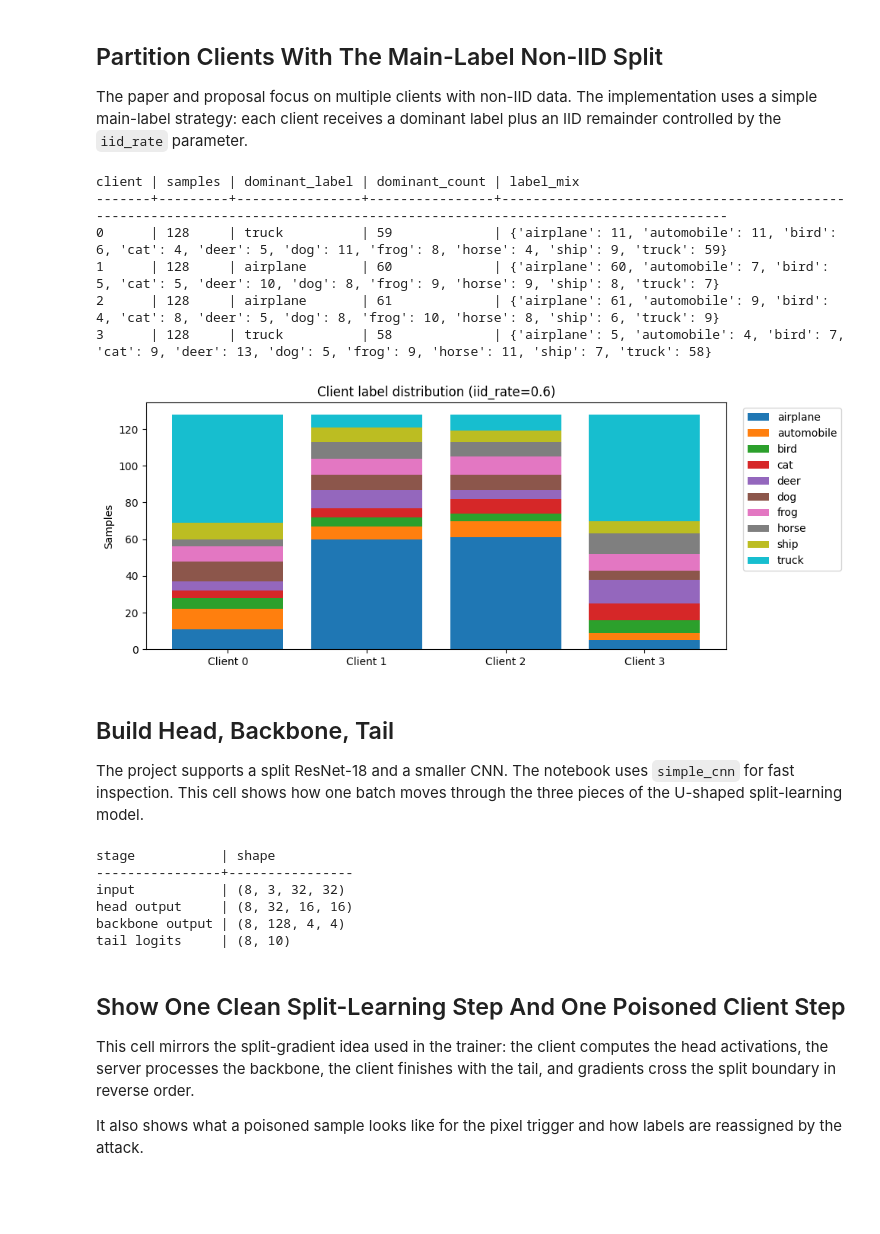
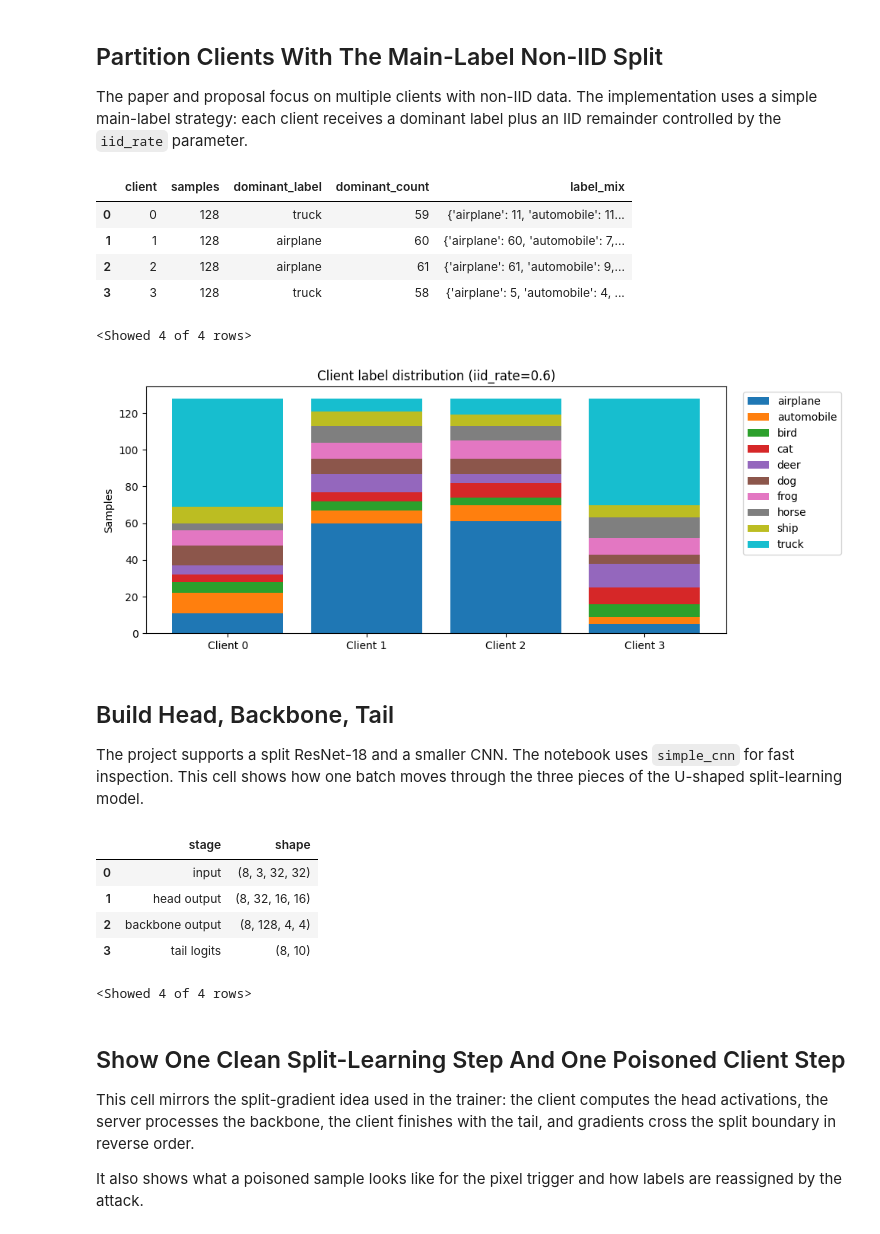
Before and after one commit to MateoLopez00/SafeSplit_Distributed_DL, a Jupyter notebook: SafeSplit_walkthrough.ipynb, the cells around one changed output. Drawn from its saved outputs; the diff is of its cells as text; code cells hidden in the pictures; blank space fills up the shorter version.

```diff
--- a/SafeSplit_walkthrough.ipynb
+++ b/SafeSplit_walkthrough.ipynb
@@ -156,59 +95,53 @@ Classes: ['airplane', 'automobile', 'bird', 'cat', 'deer', 'dog', 'frog', 'horse
 
 The paper and proposal focus on multiple clients with non-IID data. The implementation uses a simple main-label strategy: each client receives a dominant label plus an IID remainder controlled by the `iid_rate` parameter.
 # %%
-note_num_clients = 4
-note_iid_rate = 0.6
-note_max_samples = 128
+from utils.plot import plot_client_label_distribution
+
+DEMO_NUM_CLIENTS = 4
+DEMO_IID_RATE = 0.6
+DEMO_MAX_SAMPLES_PER_CLIENT = 128
 
 partitions = partition_data(
     train_dataset,
-    num_clients=note_num_clients,
-    iid_rate=note_iid_rate,
+    num_clients=DEMO_NUM_CLIENTS,
+    iid_rate=DEMO_IID_RATE,
     num_classes=cfg.NUM_CLASSES,
     seed=NOTEBOOK_SEED,
-    max_samples_per_client=note_max_samples,
+    max_samples_per_client=DEMO_MAX_SAMPLES_PER_CLIENT,
 )
-client_subsets = build_client_subsets(train_dataset, partitions)
+demo_client_subsets = build_client_subsets(train_dataset, partitions)
 
 distribution_rows = []
 distribution_matrix = []
-for client_id, subset in enumerate(client_subsets):
-    labels = [int(train_dataset.targets[idx]) for idx in subset.indices]
+for client_id, client_subset in enumerate(demo_client_subsets):
+    labels = [int(train_dataset.targets[idx]) for idx in client_subset.indices]
     counts = Counter(labels)
     top_label, top_count = counts.most_common(1)[0]
     distribution_rows.append(
         {
             "client": client_id,
-            "samples": len(subset),
+            "samples": len(client_subset),
             "dominant_label": class_names[top_label],
             "dominant_count": top_count,
             "label_mix": summarize_counter(counts, class_names),
         }
     )
     distribution_matrix.append([counts.get(label_idx, 0) for label_idx in range(cfg.NUM_CLASSES)])
 
-show_rows(distribution_rows, max_rows=note_num_clients)
+show_rows(distribution_rows, max_rows=DEMO_NUM_CLIENTS)
 
-if HAS_MPL:
-    matrix = np.asarray(distribution_matrix)
-    plt.figure(figsize=(10, 4))
-    bottom = np.zeros(note_num_clients)
-    for class_idx, class_name in enumerate(class_names):
-        plt.bar(np.arange(note_num_clients), matrix[:, class_idx], bottom=bottom, label=class_name)
-        bottom += matrix[:, class_idx]
-    plt.xticks(np.arange(note_num_clients), [f"Client {idx}" for idx in range(note_num_clients)])
-    plt.ylabel("Samples")
-    plt.title(f"Client label distribution (iid_rate={note_iid_rate})")
-    plt.legend(loc="upper left", bbox_to_anchor=(1.02, 1.0))
-    plt.tight_layout()
-    plt.show()
+plot_client_label_distribution(
+    distribution_matrix,
+    class_names,
+    iid_rate=DEMO_IID_RATE,
+)
 # %% [output]
+|  | client | samples | dominant_label | dominant_count | label_mix |
+| 0 | 0 | 128 | truck | 59 | {'airplane': 11, 'automobile': 11... |
+| 1 | 1 | 128 | airplane | 60 | {'airplane': 60, 'automobile': 7,... |
+| 2 | 2 | 128 | airplane | 61 | {'airplane': 61, 'automobile': 9,... |
+| 3 | 3 | 128 | truck | 58 | {'airplane': 5, 'automobile': 4, ... |
-client | samples | dominant_label | dominant_count | label_mix
--------+---------+----------------+----------------+-----------------------------------------------------------------------------------------------------------------------------
-0      | 128     | truck          | 59             | {'airplane': 11, 'automobile': 11, 'bird': 6, 'cat': 4, 'deer': 5, 'dog': 11, 'frog': 8, 'horse': 4, 'ship': 9, 'truck': 59}
-1      | 128     | airplane       | 60             | {'airplane': 60, 'automobile': 7, 'bird': 5, 'cat': 5, 'deer': 10, 'dog': 8, 'frog': 9, 'horse': 9, 'ship': 8, 'truck': 7}
-2      | 128     | airplane       | 61             | {'airplane': 61, 'automobile': 9, 'bird': 4, 'cat': 8, 'deer': 5, 'dog': 8, 'frog': 10, 'horse': 8, 'ship': 6, 'truck': 9}
-3      | 128     | truck          | 58             | {'airplane': 5, 'automobile': 4, 'bird': 7, 'cat': 9, 'deer': 13, 'dog': 5, 'frog': 9, 'horse': 11, 'ship': 7, 'truck': 58}
+<Showed 4 of 4 rows>
 [figure]
 # %% [markdown]
 ## Build Head, Backbone, Tail
@@ -220,7 +153,7 @@ head = head.to(device)
 backbone = backbone.to(device)
 tail = tail.to(device)
 
-demo_loader = DataLoader(client_subsets[0], batch_size=8, shuffle=False, num_workers=0)
+demo_loader = DataLoader(demo_client_subsets[0], batch_size=8, shuffle=False, num_workers=0)
 demo_inputs, demo_targets = next(iter(demo_loader))
 demo_inputs = demo_inputs.to(device)
 
@@ -237,12 +170,12 @@ shape_rows = [
 ]
 show_rows(shape_rows)
 # %% [output]
+|  | stage | shape |
+| 0 | input | (8, 3, 32, 32) |
+| 1 | head output | (8, 32, 16, 16) |
+| 2 | backbone output | (8, 128, 4, 4) |
+| 3 | tail logits | (8, 10) |
-stage           | shape
-----------------+----------------
-input           | (8, 3, 32, 32)
-head output     | (8, 32, 16, 16)
-backbone output | (8, 128, 4, 4)
-tail logits     | (8, 10)
+<Showed 4 of 4 rows>
 # %% [markdown]
 ## Show One Clean Split-Learning Step And One Poisoned Client Step
 
```
Also changed, not shown: parts of 14 cells of this notebook, 29 other files.
